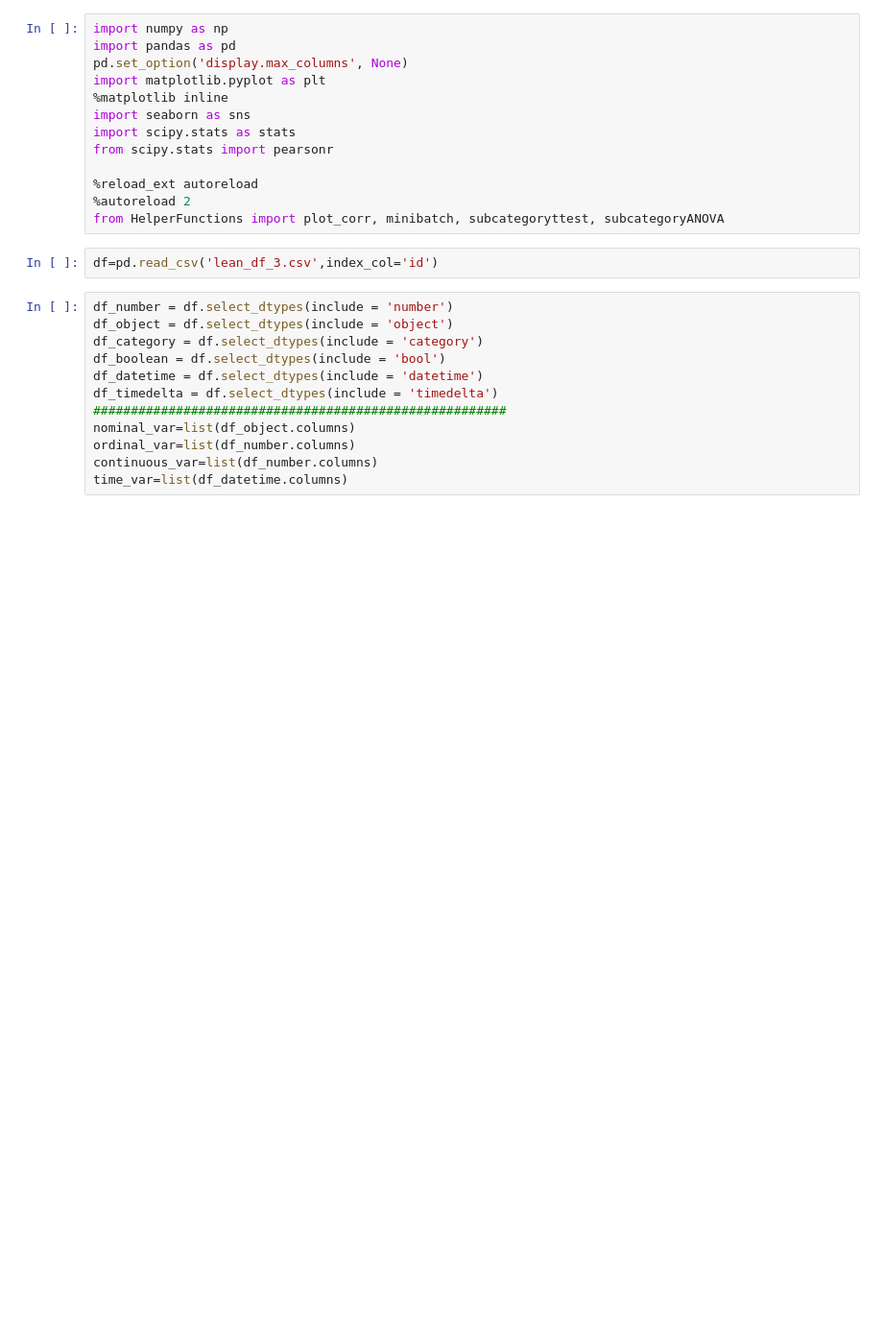
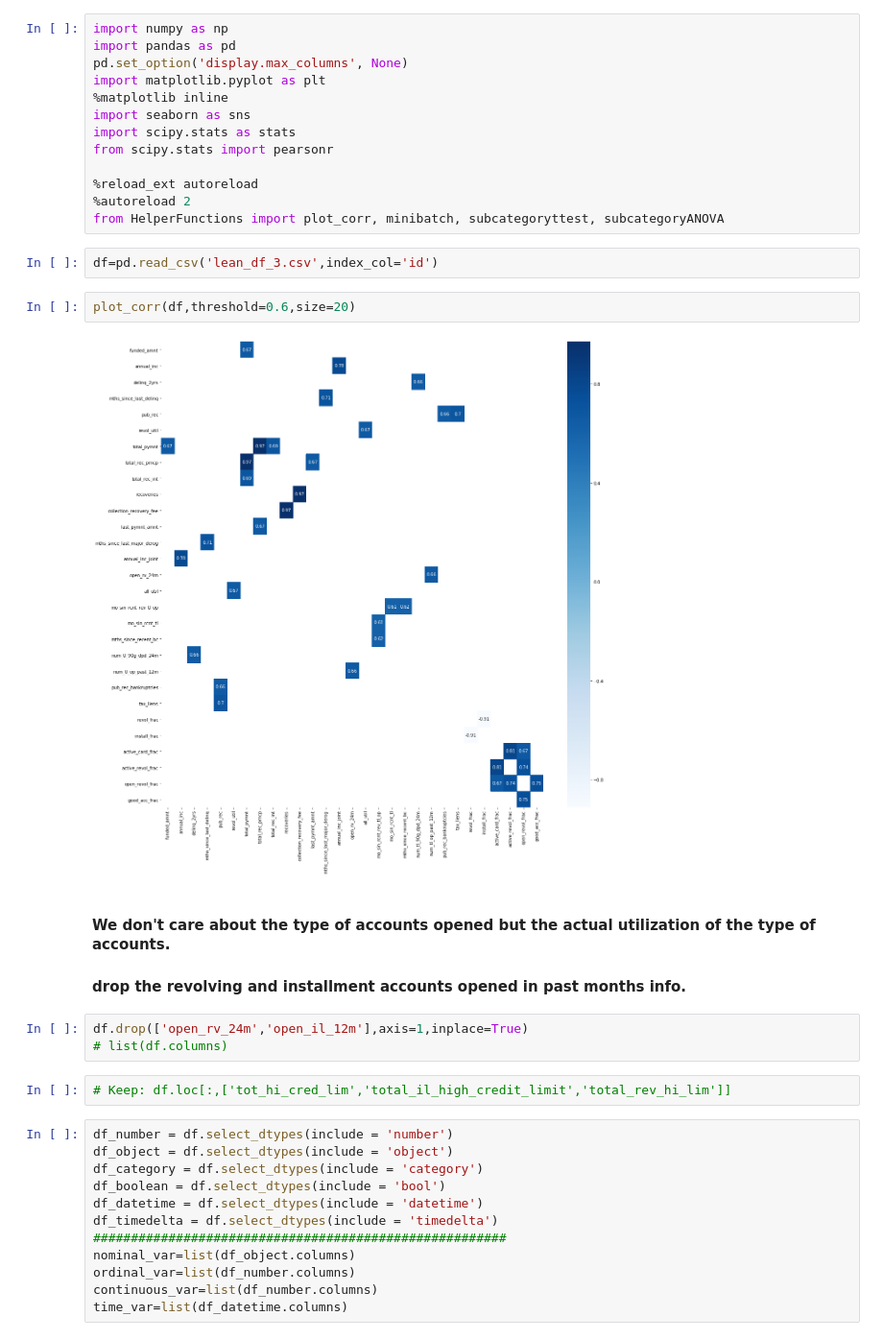
Before and after one commit to bbzou/LC_Capstone, a Jupyter notebook: Austin/01_Trimming_Data_Frame_4.ipynb, the cells around one changed output. Shown at 96% size. Cells and saved outputs as stored; diff of their text form; blank space fills up the shorter version.

```diff
--- a/Austin/01_Trimming_Data_Frame_4.ipynb
+++ b/Austin/01_Trimming_Data_Frame_4.ipynb
@@ -13,6 +13,18 @@ from scipy.stats import pearsonr
 from HelperFunctions import plot_corr, minibatch, subcategoryttest, subcategoryANOVA
 # %%
 df=pd.read_csv('lean_df_3.csv',index_col='id')
+# %%
+plot_corr(df,threshold=0.6,size=20)
+# %% [output]
+[figure, added]
+# %% [markdown]
+#### We don't care about the type of accounts opened but the actual utilization of the type of accounts.
+#### drop the revolving and installment accounts opened in past months info.
+# %%
+df.drop(['open_rv_24m','open_il_12m'],axis=1,inplace=True)
+# list(df.columns)
+# %%
+# Keep: df.loc[:,['tot_hi_cred_lim','total_il_high_credit_limit','total_rev_hi_lim']]
 # %%
 df_number = df.select_dtypes(include = 'number')
 df_object = df.select_dtypes(include = 'object')
```
Also changed, not shown: parts of 24 cells of this notebook, 5 other files.
